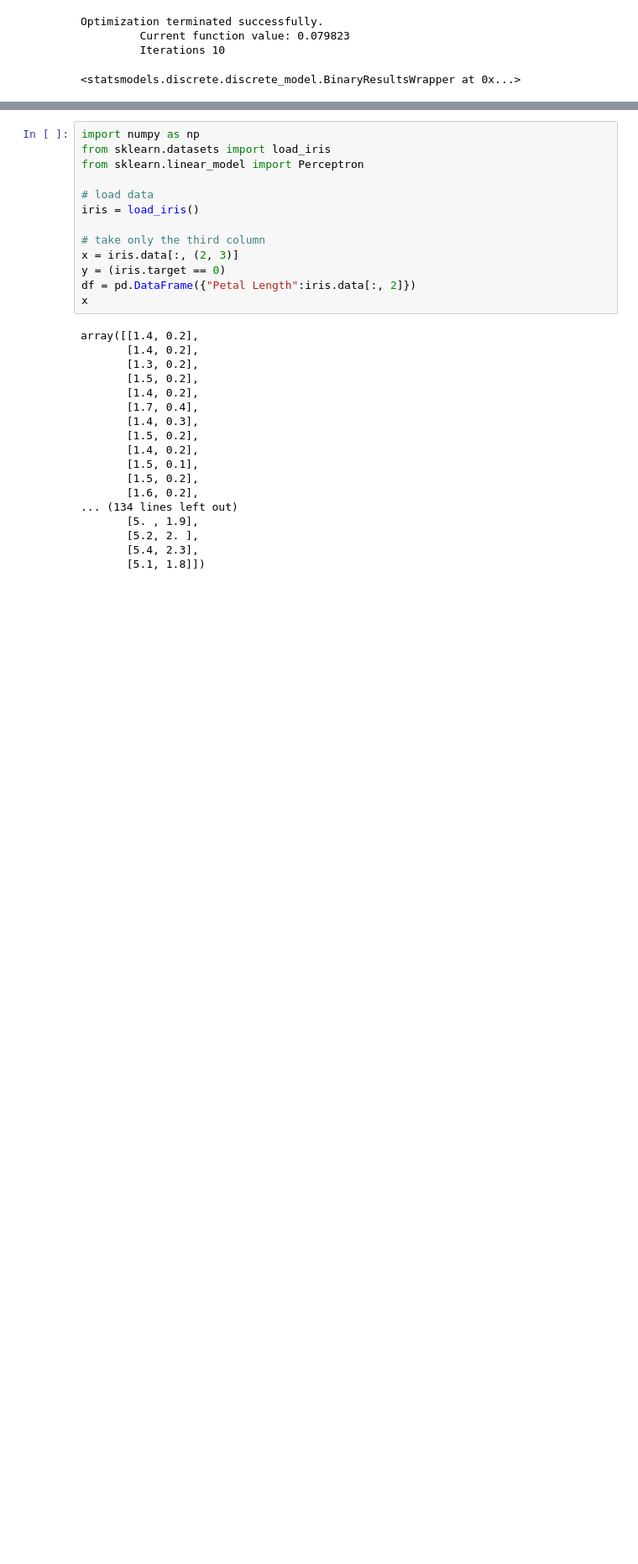
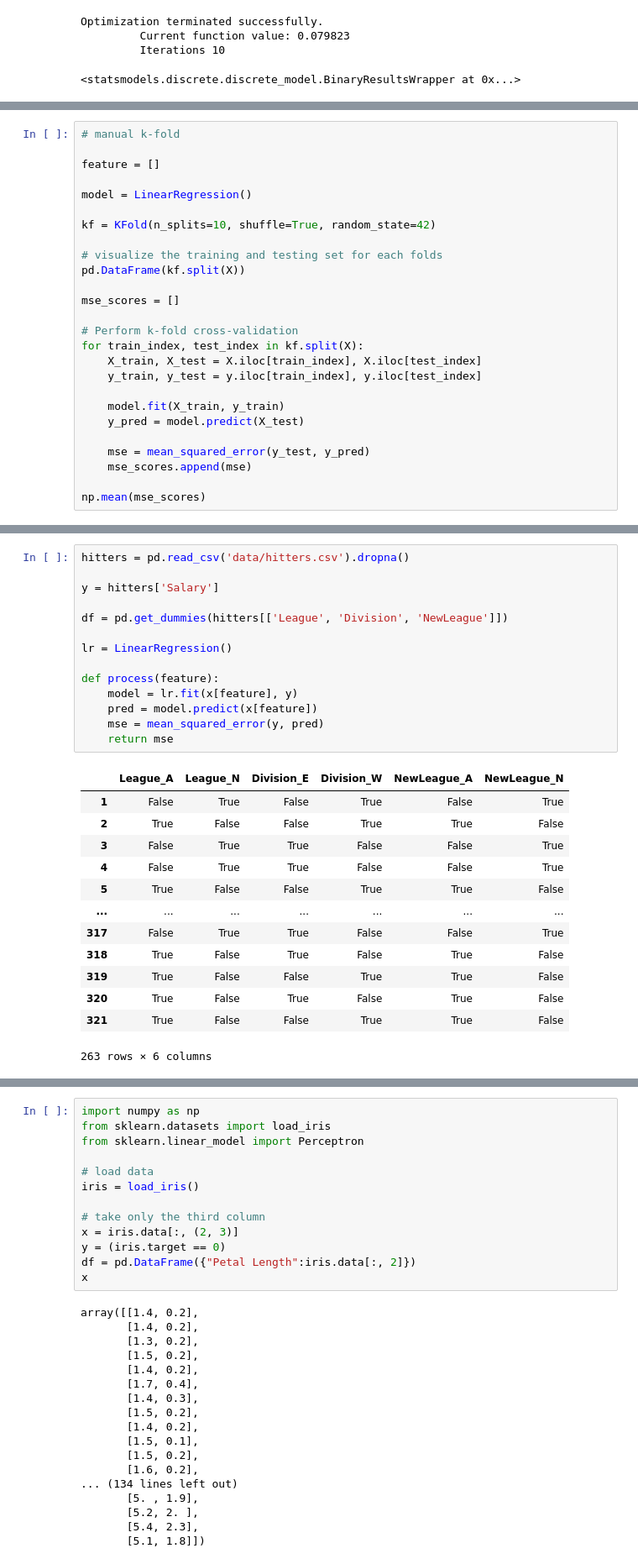
Before and after one commit to Hazim-HF/Machine-Learning, a Jupyter notebook: ML.ipynb, the cells around one changed output, grey strips where cells are left out. Shown at 84% size. Drawn from its saved outputs; the diff is of its cells as text; blank space fills up the shorter version.

```diff
--- a/ML.ipynb
+++ b/ML.ipynb
@@ -353,0 +261,26 @@ x.astype(float)
+# %%
+# manual k-fold
+
+feature = []
+
+model = LinearRegression()
+
+kf = KFold(n_splits=10, shuffle=True, random_state=42)
+
+# visualize the training and testing set for each folds
+pd.DataFrame(kf.split(X))
+
+mse_scores = []
+
+# Perform k-fold cross-validation
+for train_index, test_index in kf.split(X):
+    X_train, X_test = X.iloc[train_index], X.iloc[test_index]
+    y_train, y_test = y.iloc[train_index], y.iloc[test_index]
+
+    model.fit(X_train, y_train)
+    y_pred = model.predict(X_test)
+
+    mse = mean_squared_error(y_test, y_pred)
+    mse_scores.append(mse)
+
+np.mean(mse_scores)
@@ -353,0 +331,28 @@ x.astype(float)
+# %%
+hitters = pd.read_csv('data/hitters.csv').dropna()
+
+y = hitters['Salary']
+
+df = pd.get_dummies(hitters[['League', 'Division', 'NewLeague']])
+
+lr = LinearRegression()
+
+def process(feature):
+    model = lr.fit(x[feature], y)
+    pred = model.predict(x[feature])
+    mse = mean_squared_error(y, pred)
+    return mse
+# %% [output]
+|  | League_A | League_N | Division_E | Division_W | NewLeague_A | NewLeague_N |
+| 1 | False | True | False | True | False | True |
+| 2 | True | False | False | True | True | False |
+| 3 | False | True | True | False | False | True |
+| 4 | False | True | True | False | False | True |
+| 5 | True | False | False | True | True | False |
+| ... | ... | ... | ... | ... | ... | ... |
+| 317 | False | True | True | False | False | True |
+| 318 | True | False | True | False | True | False |
+| 319 | True | False | False | True | True | False |
+| 320 | True | False | True | False | True | False |
+| 321 | True | False | False | True | True | False |
+263 rows × 6 columns
```
Also changed, not shown: parts of 64 cells of this notebook, 7 other files.
